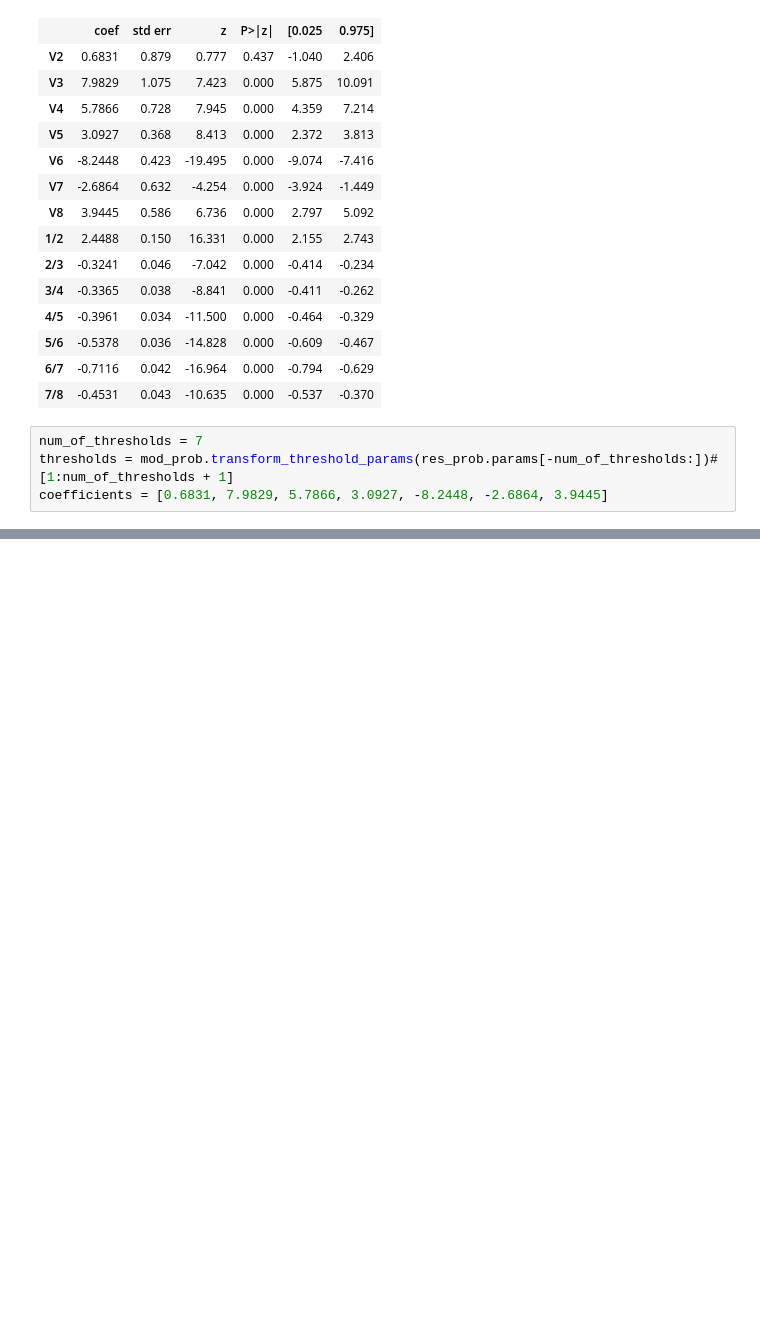
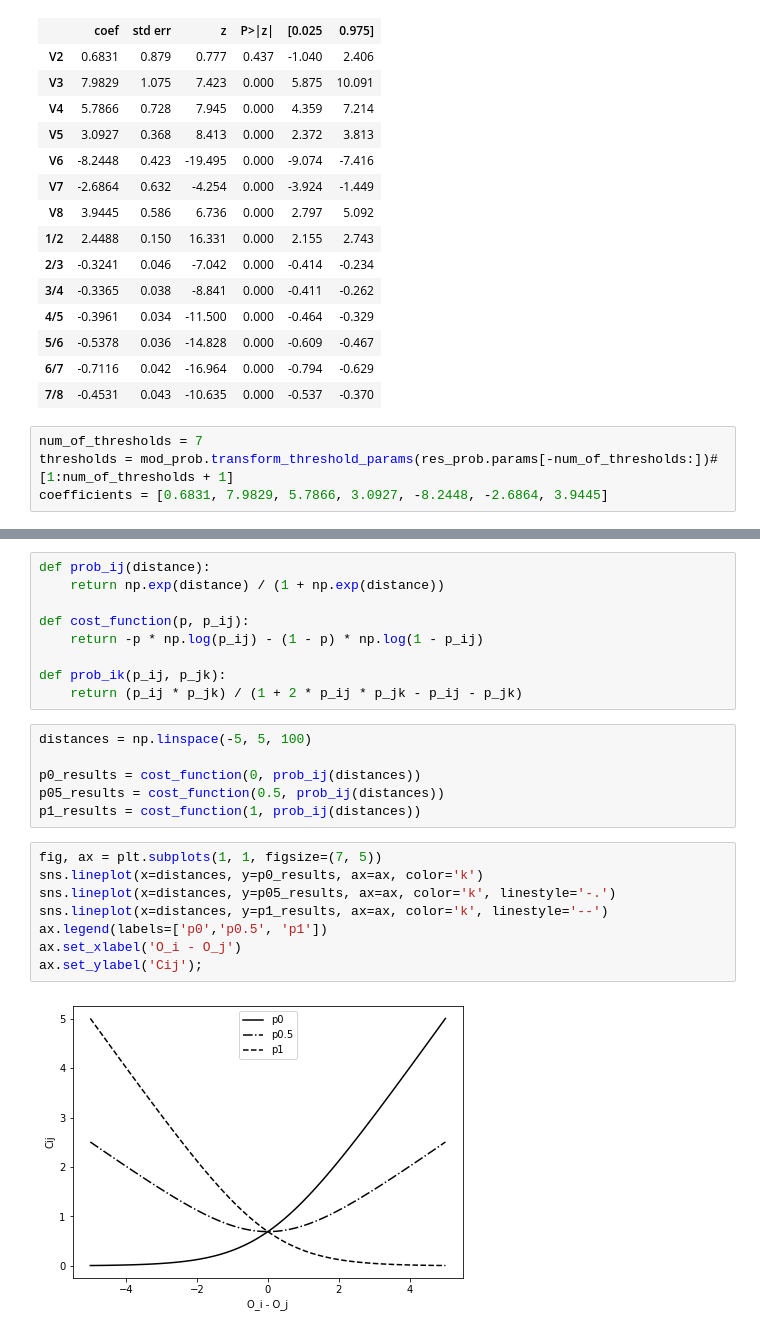
Before and after one commit to eduardbermejo/blog, a Jupyter notebook: _notebooks/2021-02-02-Ranking.ipynb, the cells around one changed output, grey strips where cells are left out. Drawn from its saved outputs; the diff is of its cells as text; blank space fills up the shorter version.

```diff
--- a/_notebooks/2021-02-02-Ranking.ipynb
+++ b/_notebooks/2021-02-02-Ranking.ipynb
@@ -189,0 +219,25 @@ So now we are turning to the paper by Microsoft and try to explain it a little b
+# %%
+def prob_ij(distance):
+    return np.exp(distance) / (1 + np.exp(distance))
+
+def cost_function(p, p_ij):
+    return -p * np.log(p_ij) - (1 - p) * np.log(1 - p_ij)
+
+def prob_ik(p_ij, p_jk):
+    return (p_ij * p_jk) / (1 + 2 * p_ij * p_jk - p_ij - p_jk)
+# %%
+distances = np.linspace(-5, 5, 100)
+
+p0_results = cost_function(0, prob_ij(distances))
+p05_results = cost_function(0.5, prob_ij(distances))
+p1_results = cost_function(1, prob_ij(distances))
+# %%
+fig, ax = plt.subplots(1, 1, figsize=(7, 5))
+sns.lineplot(x=distances, y=p0_results, ax=ax, color='k')
+sns.lineplot(x=distances, y=p05_results, ax=ax, color='k', linestyle='-.')
+sns.lineplot(x=distances, y=p1_results, ax=ax, color='k', linestyle='--')
+ax.legend(labels=['p0','p0.5', 'p1'])
+ax.set_xlabel('O_i - O_j')
+ax.set_ylabel('Cij');
+# %% [output]
+[figure, added]
```
Also changed, not shown: parts of 17 cells of this notebook.
